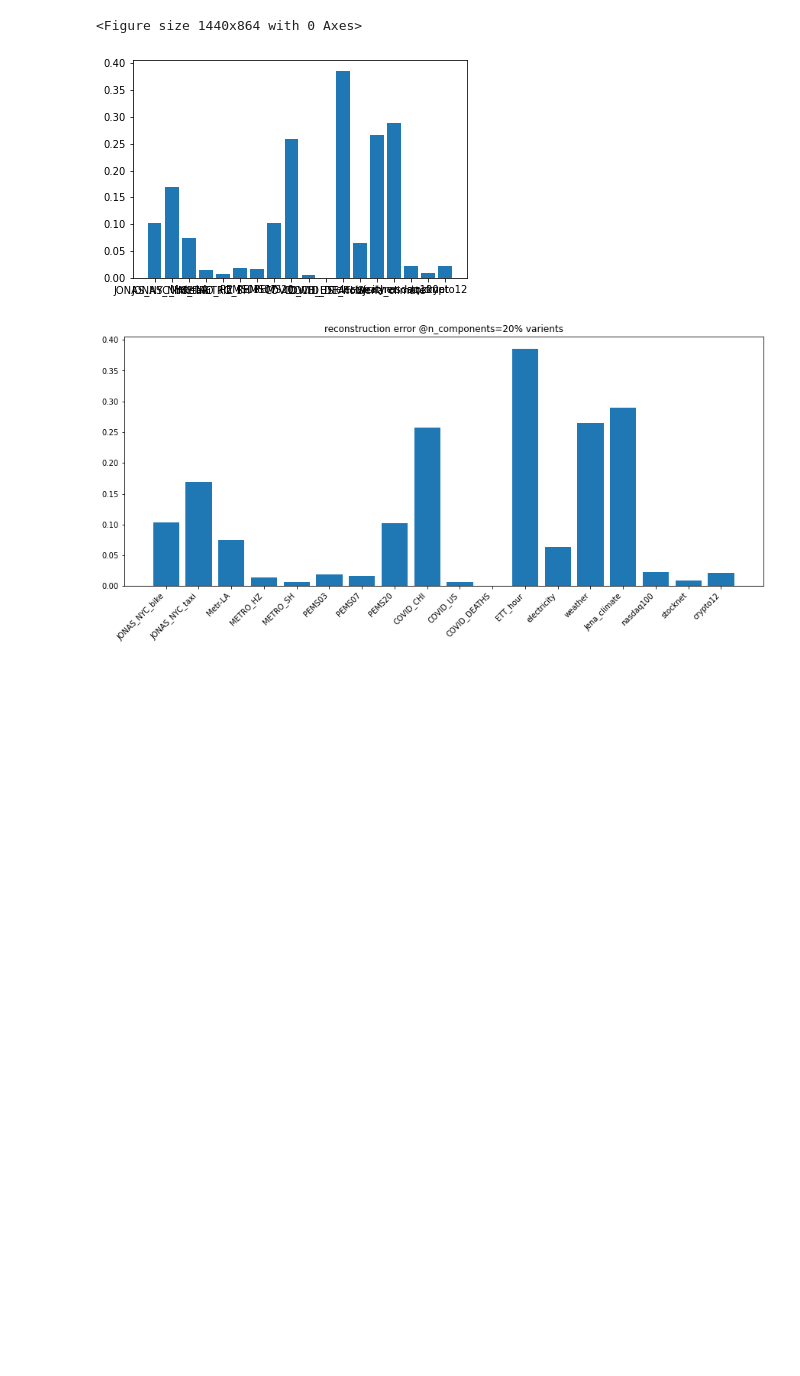
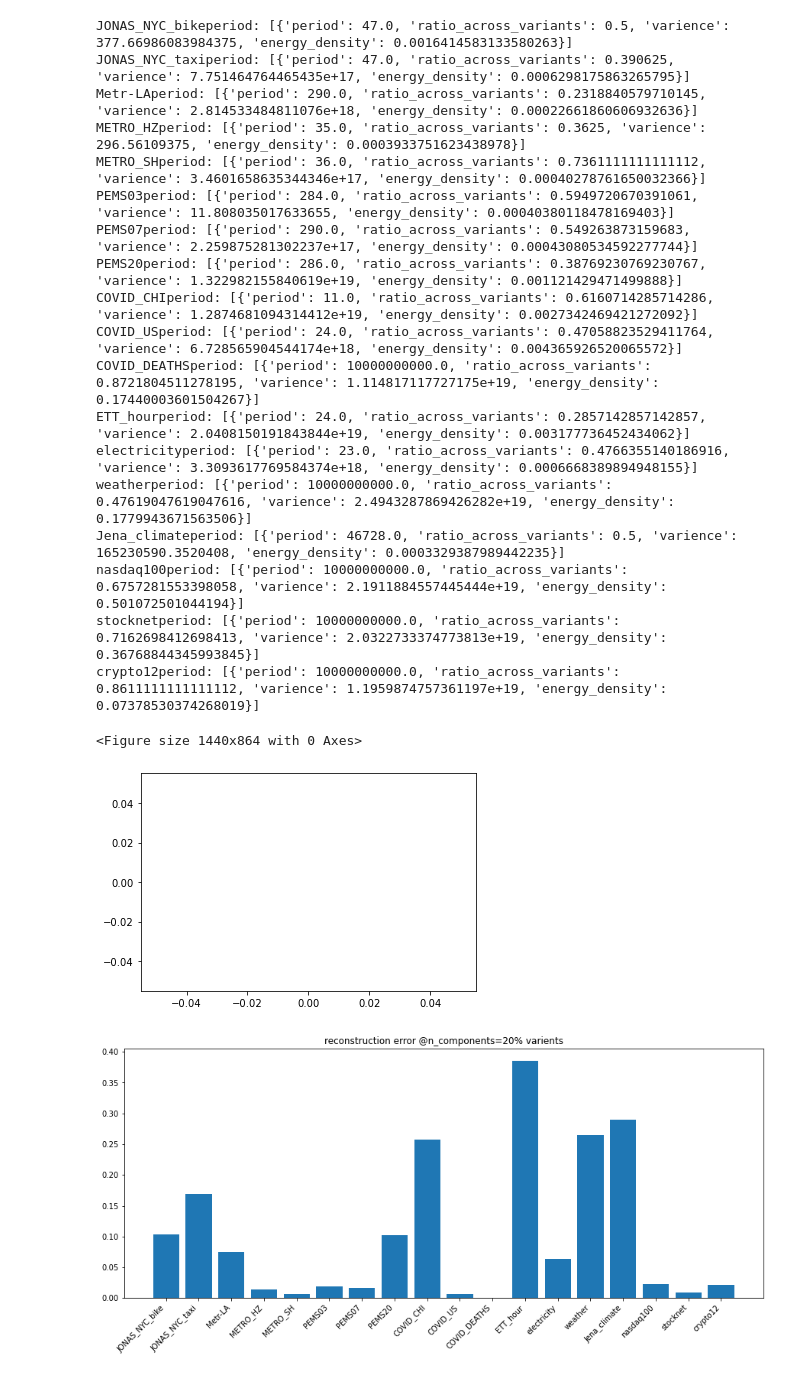
Before and after one commit to zhangzw16/Tensor-Time-Series, a Jupyter notebook: data_ana.ipynb, the cells around one changed output. Cells and saved outputs as stored; diff of their text form; code cells hidden in the pictures; blank space fills up the shorter version.

```diff
--- a/data_ana.ipynb
+++ b/data_ana.ipynb
@@ -21,13 +21,15 @@ dataset_res = {}
 for dastaset in Datasets:
     pkl_path = root_path + f'{dastaset}/{dastaset}.pkl'
     data_analysis = DataAnalysis(pkl_path)
-    data_analysis.normalize()
-    data = data_analysis.data
-    varients_num = data.shape[1]
-    reduced_num = max(int(0.2*varients_num),2)
-    best_n_components, error = data_analysis.find_best_n_components(data= data, max_components= reduced_num)
+    period = data_analysis.find_periods(k = 1)
+    print(f"{dastaset}period: {period}")
+    # data_analysis.normalize()
+    # data = data_analysis.data
+    # varients_num = data.shape[1]
+    # reduced_num = max(int(0.2*varients_num),2)
+    # best_n_components, error = data_analysis.find_best_n_components(data= data, max_components= reduced_num)
     # error = data_analysis.pca_reconstruction_error(data= data, n_components= reduced_num)
-    dataset_res[dastaset] = error
+    # dataset_res[dastaset] = error
 with open('dataset_res.json', 'w') as f:
     json.dump(dataset_res, f)
     f.close()
@@ -59,35 +61,53 @@ plt.show()
     # plt.plot(shift_factors, errors, marker = 'o')
     # data_analysis.plot_reconstruction_errors(error)
 # best_n_components, error = data_analysis.find_best_n_components(data = data[:,:10], max_components = 10)
 # data_analysis.plot_reconstruction_errors(error)
 
 
 # print(constructed)
 # sim_eval_1 = data_analysis.eval_tensor(axis = 1,method = 'corelation')
 # sim_eval_2 = data_analysis.eval_tensor(axis = 2,method = 'corelation')
 
 # plt.figure(figsize = (10, 5))
 # plt.subplot(121)
 # plt.imshow(sim_eval_1, cmap='hot', interpolation='nearest')
 # plt.title('Similarity Evaluation by axis 1')
 # # plt.figtext(0.5, 0.01, f'mean:{np.mean(sim_eval_1):.2f},std:{np.std(sim_eval_1):.2f}', wrap=True, horizontalalignment='center', fontsize=12)
 # plt.colorbar()
 # plt.subplot(122)
 # plt.imshow(sim_eval_2, cmap='hot', interpolation='nearest')
 # plt.title('Similarity Evaluation by axis 2')
 # plt.figtext(0.5, 0.01, f'mean:{np.mean(sim_eval_1):.2f},std:{np.std(sim_eval_1):.2f}, mean:{np.mean(sim_eval_2):.2f},std:{np.std(sim_eval_2):.2f}', wrap=True, horizontalalignment='center', fontsize=12)
 # plt.colorbar()
 # plt.show()
 
 # periods = data_analysis.find_periods(k = 5)
 # for period in periods:
 #     print(period)
 
 # pe = data_analysis.tensor_permutation_entropy(embedding = 5, time_delay = 12)
 # print(f"permutation entropy {pe}")
 # %% [output]
-<Figure size 1440x864 with 0 Axes>
+JONAS_NYC_bikeperiod: [{'period': 47.0, 'ratio_across_variants': 0.5, 'varience': 377.66986083984375, 'energy_density': 0.0016414583133580263}]
+JONAS_NYC_taxiperiod: [{'period': 47.0, 'ratio_across_variants': 0.390625, 'varience': 7.751464764465435e+17, 'energy_density': 0.0006298175863265795}]
+Metr-LAperiod: [{'period': 290.0, 'ratio_across_variants': 0.2318840579710145, 'varience': 2.814533484811076e+18, 'energy_density': 0.00022661860606932636}]
+METRO_HZperiod: [{'period': 35.0, 'ratio_across_variants': 0.3625, 'varience': 296.56109375, 'energy_density': 0.0003933751623438978}]
+METRO_SHperiod: [{'period': 36.0, 'ratio_across_variants': 0.7361111111111112, 'varience': 3.4601658635344346e+17, 'energy_density': 0.00040278761650032366}]
+PEMS03period: [{'period': 284.0, 'ratio_across_variants': 0.5949720670391061, 'varience': 11.808035017633655, 'energy_density': 0.00040380118478169403}]
+PEMS07period: [{'period': 290.0, 'ratio_across_variants': 0.549263873159683, 'varience': 2.259875281302237e+17, 'energy_density': 0.00043080534592277744}]
+PEMS20period: [{'period': 286.0, 'ratio_across_variants': 0.38769230769230767, 'varience': 1.322982155840619e+19, 'energy_density': 0.001121429471499888}]
+COVID_CHIperiod: [{'period': 11.0, 'ratio_across_variants': 0.6160714285714286, 'varience': 1.2874681094314412e+19, 'energy_density': 0.0027342469421272092}]
+COVID_USperiod: [{'period': 24.0, 'ratio_across_variants': 0.47058823529411764, 'varience': 6.728565904544174e+18, 'energy_density': 0.004365926520065572}]
+COVID_DEATHSperiod: [{'period': 10000000000.0, 'ratio_across_variants': 0.8721804511278195, 'varience': 1.114817117727175e+19, 'energy_density': 0.17440003601504267}]
+ETT_hourperiod: [{'period': 24.0, 'ratio_across_variants': 0.2857142857142857, 'varience': 2.0408150191843844e+19, 'energy_density': 0.003177736452434062}]
+electricityperiod: [{'period': 23.0, 'ratio_across_variants': 0.4766355140186916, 'varience': 3.3093617769584374e+18, 'energy_density': 0.0006668389894948155}]
+weatherperiod: [{'period': 10000000000.0, 'ratio_across_variants': 0.47619047619047616, 'varience': 2.4943287869426282e+19, 'energy_density': 0.1779943671563506}]
+Jena_climateperiod: [{'period': 46728.0, 'ratio_across_variants': 0.5, 'varience': 165230590.3520408, 'energy_density': 0.0003329387989442235}]
+nasdaq100period: [{'period': 10000000000.0, 'ratio_across_variants': 0.6757281553398058, 'varience': 2.1911884557445444e+19, 'energy_density': 0.501072501044194}]
+stocknetperiod: [{'period': 10000000000.0, 'ratio_across_variants': 0.7162698412698413, 'varience': 2.0322733374773813e+19, 'energy_density': 0.36768844345993845}]
+crypto12period: [{'period': 10000000000.0, 'ratio_across_variants': 0.8611111111111112, 'varience': 1.1959874757361197e+19, 'energy_density': 0.07378530374268019}]
+<Figure size 1440x864 with 0 Axes>
-[figure, old version]
+[figure, new version]
 # %%
 with open('dataset_res.json', 'r') as f:
     dataset_res = json.load(f)
```
Also changed, not shown: 2 other files.
